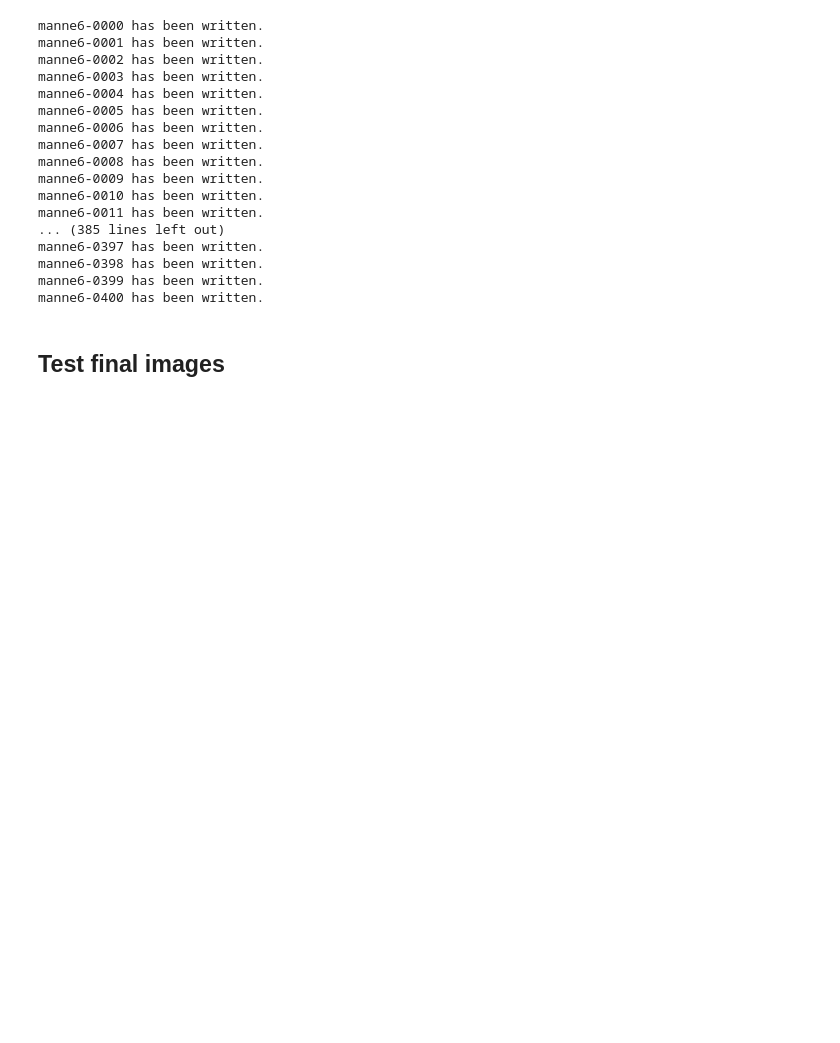
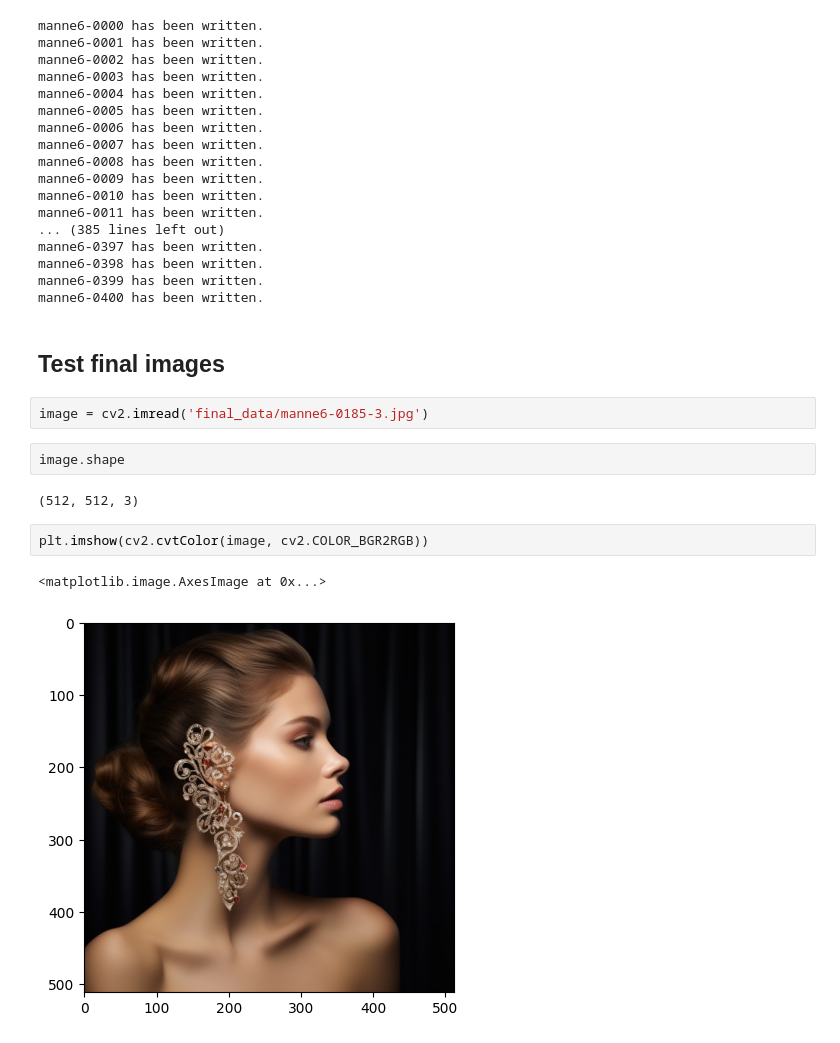
Before and after one commit to prp-e/mann-e_emu_dataset, a Jupyter notebook: Data Preparation.ipynb, the cells around one changed output. Drawn from its saved outputs; the diff is of its cells as text; blank space fills up the shorter version.

```diff
--- a/Data Preparation.ipynb
+++ b/Data Preparation.ipynb
@@ -112,3 +112,14 @@ manne6-0399 has been written.
 manne6-0400 has been written.
 # %% [markdown]
 ## Test final images
+# %%
+image = cv2.imread('final_data/manne6-0185-3.jpg')
+# %%
+image.shape
+# %% [output]
+(512, 512, 3)
+# %%
+plt.imshow(cv2.cvtColor(image, cv2.COLOR_BGR2RGB))
+# %% [output]
+<matplotlib.image.AxesImage at 0x...>
+[figure, added]
```
